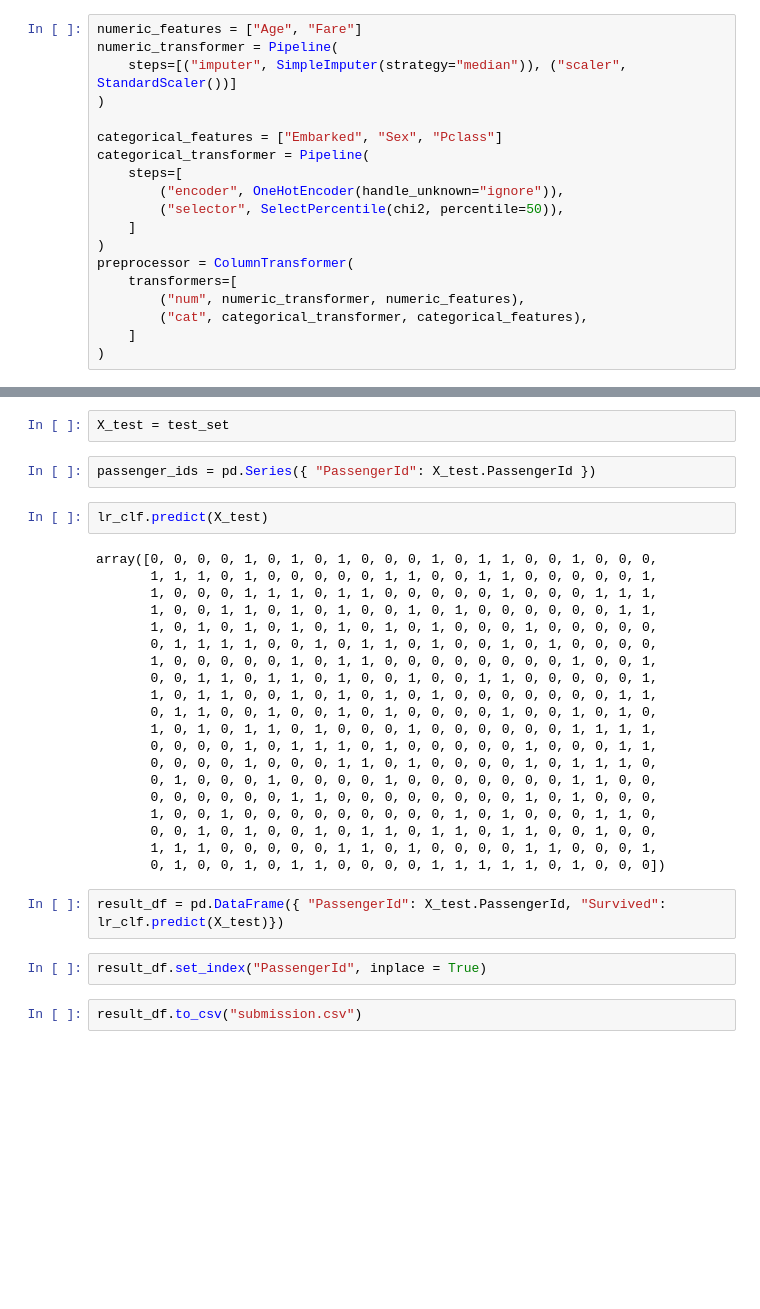
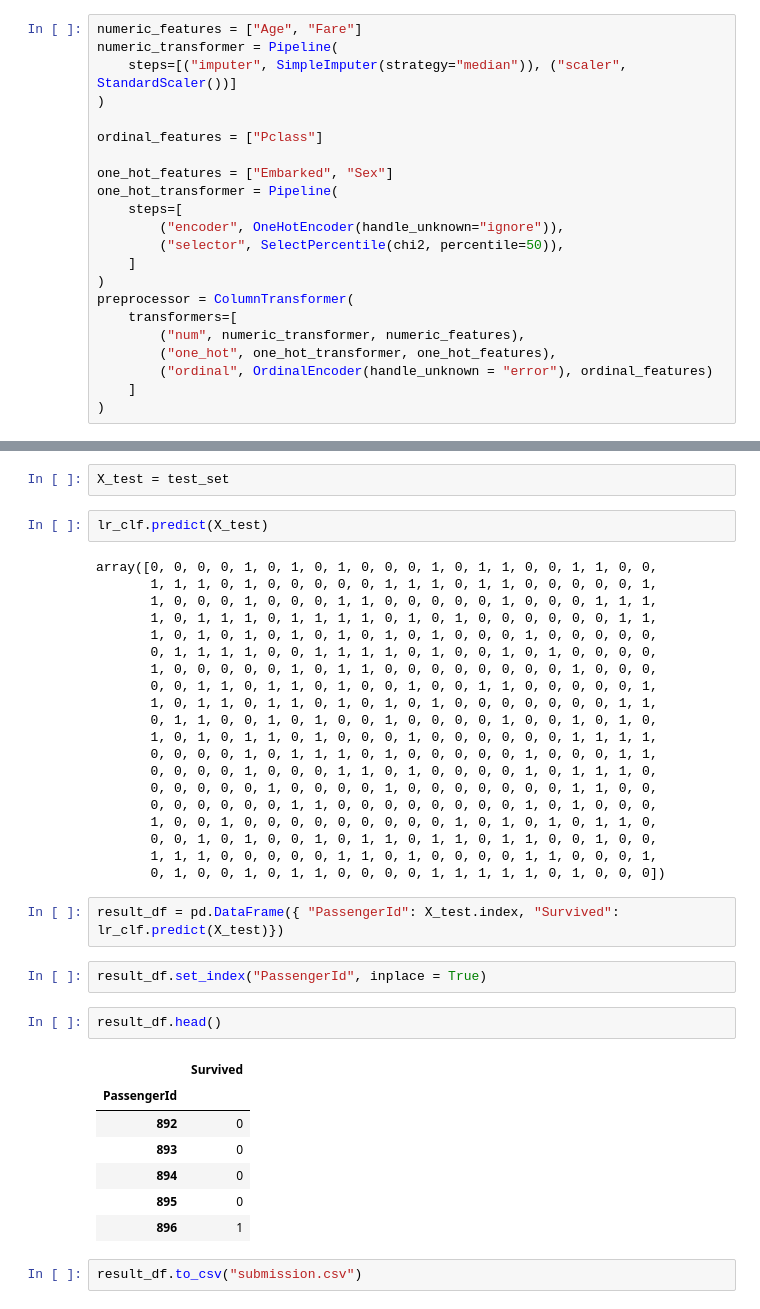
Before and after one commit to dXu23/titanic, a Jupyter notebook: titanic.ipynb, the cells around one changed output, grey strips where cells are left out. Cells and saved outputs as stored; diff of their text form; blank space fills up the shorter version.

```diff
--- a/titanic.ipynb
+++ b/titanic.ipynb
@@ -81,8 +103,10 @@ numeric_transformer = Pipeline(
     steps=[("imputer", SimpleImputer(strategy="median")), ("scaler", StandardScaler())]
 )
 
-categorical_features = ["Embarked", "Sex", "Pclass"]
-categorical_transformer = Pipeline(
+ordinal_features = ["Pclass"]
+
+one_hot_features = ["Embarked", "Sex"]
+one_hot_transformer = Pipeline(
     steps=[
         ("encoder", OneHotEncoder(handle_unknown="ignore")),
         ("selector", SelectPercentile(chi2, percentile=50)),
@@ -91,7 +115,8 @@ categorical_transformer = Pipeline(
 preprocessor = ColumnTransformer(
     transformers=[
         ("num", numeric_transformer, numeric_features),
-        ("cat", categorical_transformer, categorical_features),
+        ("one_hot", one_hot_transformer, one_hot_features),
+        ("ordinal", OrdinalEncoder(handle_unknown = "error"), ordinal_features)
     ]
 )
 # %%
@@ -122,33 +148,41 @@ Pipeline(steps=[('preprocessor',
 test_set = pd.read_csv("test.csv", index_col = "PassengerId")
 # %%
 X_test = test_set
-# %%
-passenger_ids = pd.Series({ "PassengerId": X_test.PassengerId })
 # %%
 lr_clf.predict(X_test)
 # %% [output]
-array([0, 0, 0, 0, 1, 0, 1, 0, 1, 0, 0, 0, 1, 0, 1, 1, 0, 0, 1, 0, 0, 0,
-       1, 1, 1, 0, 1, 0, 0, 0, 0, 0, 1, 1, 0, 0, 1, 1, 0, 0, 0, 0, 0, 1,
-       1, 0, 0, 0, 1, 1, 1, 0, 1, 1, 0, 0, 0, 0, 0, 1, 0, 0, 0, 1, 1, 1,
-       1, 0, 0, 1, 1, 0, 1, 0, 1, 0, 0, 1, 0, 1, 0, 0, 0, 0, 0, 0, 1, 1,
+array([0, 0, 0, 0, 1, 0, 1, 0, 1, 0, 0, 0, 1, 0, 1, 1, 0, 0, 1, 1, 0, 0,
+       1, 1, 1, 0, 1, 0, 0, 0, 0, 0, 1, 1, 1, 0, 1, 1, 0, 0, 0, 0, 0, 1,
+       1, 0, 0, 0, 1, 0, 0, 0, 1, 1, 0, 0, 0, 0, 0, 1, 0, 0, 0, 1, 1, 1,
+       1, 0, 1, 1, 1, 0, 1, 1, 1, 1, 0, 1, 0, 1, 0, 0, 0, 0, 0, 0, 1, 1,
        1, 0, 1, 0, 1, 0, 1, 0, 1, 0, 1, 0, 1, 0, 0, 0, 1, 0, 0, 0, 0, 0,
-       0, 1, 1, 1, 1, 0, 0, 1, 0, 1, 1, 0, 1, 0, 0, 1, 0, 1, 0, 0, 0, 0,
-       1, 0, 0, 0, 0, 0, 1, 0, 1, 1, 0, 0, 0, 0, 0, 0, 0, 0, 1, 0, 0, 1,
+       0, 1, 1, 1, 1, 0, 0, 1, 1, 1, 1, 0, 1, 0, 0, 1, 0, 1, 0, 0, 0, 0,
+       1, 0, 0, 0, 0, 0, 1, 0, 1, 1, 0, 0, 0, 0, 0, 0, 0, 0, 1, 0, 0, 0,
        0, 0, 1, 1, 0, 1, 1, 0, 1, 0, 0, 1, 0, 0, 1, 1, 0, 0, 0, 0, 0, 1,
-       1, 0, 1, 1, 0, 0, 1, 0, 1, 0, 1, 0, 1, 0, 0, 0, 0, 0, 0, 0, 1, 1,
-       0, 1, 1, 0, 0, 1, 0, 0, 1, 0, 1, 0, 0, 0, 0, 1, 0, 0, 1, 0, 1, 0,
+       1, 0, 1, 1, 0, 1, 1, 0, 1, 0, 1, 0, 1, 0, 0, 0, 0, 0, 0, 0, 1, 1,
+       0, 1, 1, 0, 0, 1, 0, 1, 0, 0, 1, 0, 0, 0, 0, 1, 0, 0, 1, 0, 1, 0,
        1, 0, 1, 0, 1, 1, 0, 1, 0, 0, 0, 1, 0, 0, 0, 0, 0, 0, 1, 1, 1, 1,
        0, 0, 0, 0, 1, 0, 1, 1, 1, 0, 1, 0, 0, 0, 0, 0, 1, 0, 0, 0, 1, 1,
        0, 0, 0, 0, 1, 0, 0, 0, 1, 1, 0, 1, 0, 0, 0, 0, 1, 0, 1, 1, 1, 0,
-       0, 1, 0, 0, 0, 1, 0, 0, 0, 0, 1, 0, 0, 0, 0, 0, 0, 0, 1, 1, 0, 0,
+       0, 0, 0, 0, 0, 1, 0, 0, 0, 0, 1, 0, 0, 0, 0, 0, 0, 0, 1, 1, 0, 0,
        0, 0, 0, 0, 0, 0, 1, 1, 0, 0, 0, 0, 0, 0, 0, 0, 1, 0, 1, 0, 0, 0,
-       1, 0, 0, 1, 0, 0, 0, 0, 0, 0, 0, 0, 0, 1, 0, 1, 0, 0, 0, 1, 1, 0,
+       1, 0, 0, 1, 0, 0, 0, 0, 0, 0, 0, 0, 0, 1, 0, 1, 0, 1, 0, 1, 1, 0,
        0, 0, 1, 0, 1, 0, 0, 1, 0, 1, 1, 0, 1, 1, 0, 1, 1, 0, 0, 1, 0, 0,
        1, 1, 1, 0, 0, 0, 0, 0, 1, 1, 0, 1, 0, 0, 0, 0, 1, 1, 0, 0, 0, 1,
        0, 1, 0, 0, 1, 0, 1, 1, 0, 0, 0, 0, 1, 1, 1, 1, 1, 0, 1, 0, 0, 0])
 # %%
-result_df = pd.DataFrame({ "PassengerId": X_test.PassengerId, "Survived": lr_clf.predict(X_test)})
+result_df = pd.DataFrame({ "PassengerId": X_test.index, "Survived": lr_clf.predict(X_test)})
+# %%
+result_df.set_index("PassengerId", inplace = True)
 # %%
-result_df.set_index("PassengerId", inplace = True)
+result_df.head()
+# %% [output]
+|  | Survived |
+| PassengerId |  |
+| 892 | 0 |
+| 893 | 0 |
+| 894 | 0 |
+| 895 | 0 |
+| 896 | 1 |
 # %%
 result_df.to_csv("submission.csv")
```
Also changed, not shown: parts of 13 cells of this notebook, 2 other files.
